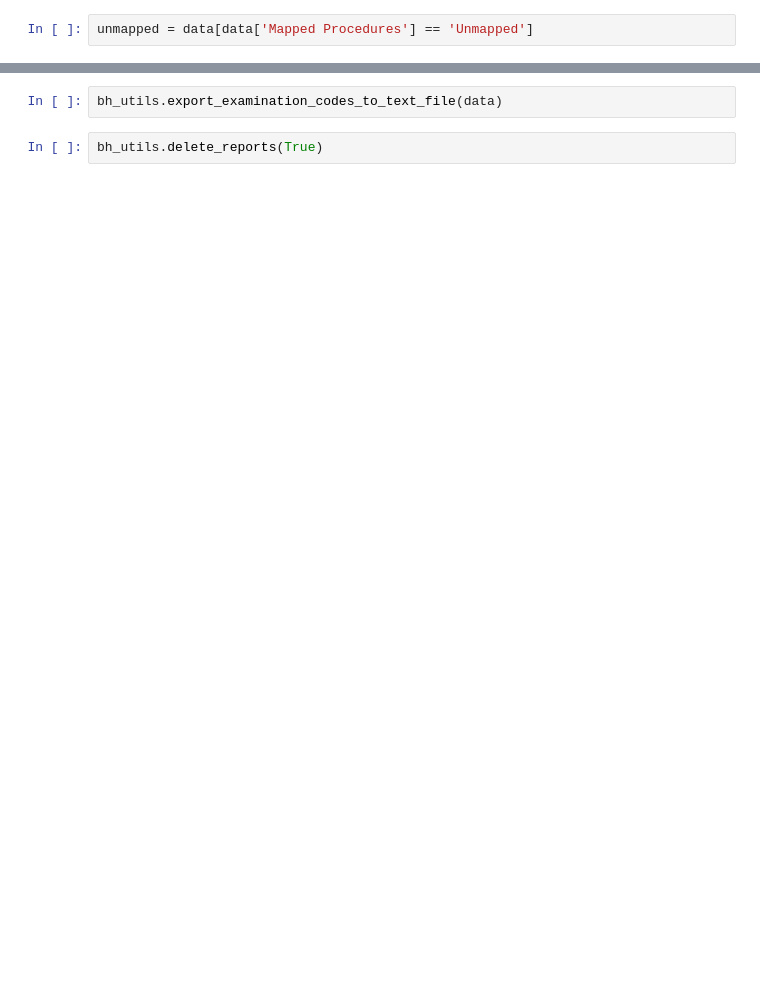
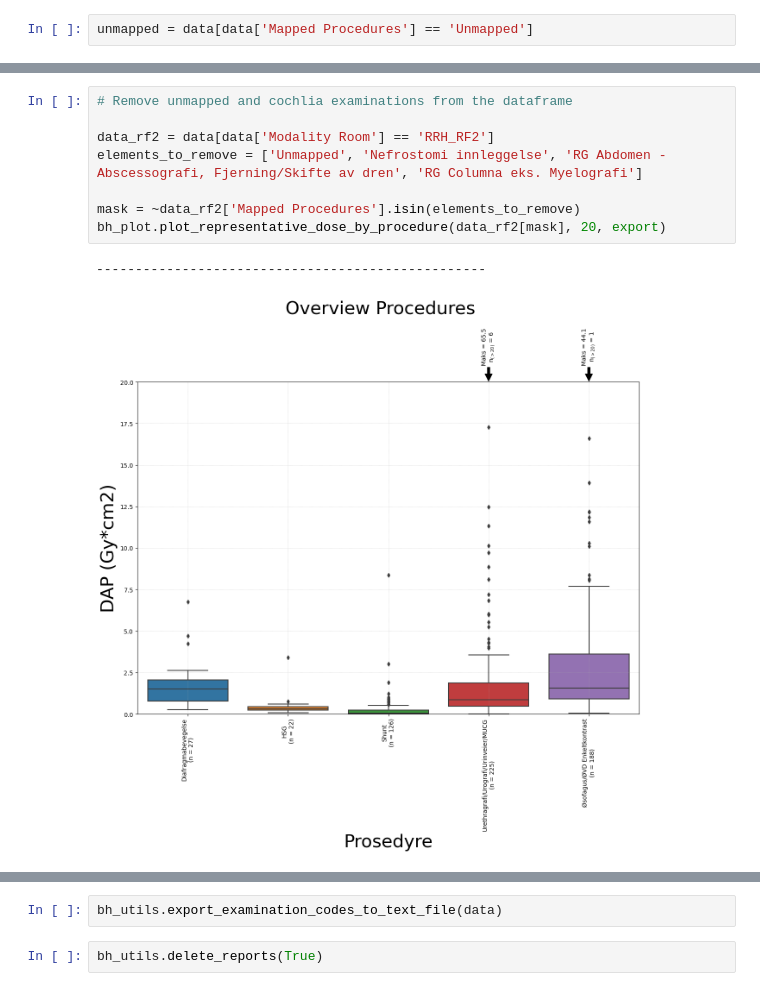
Before and after one commit to bjornhel/XA_DoseAnalysis, a Jupyter notebook: Code/script_repdose.ipynb, the cells around one changed output, grey strips where cells are left out. Cells and saved outputs as stored; diff of their text form; blank space fills up the shorter version.

```diff
--- a/Code/script_repdose.ipynb
+++ b/Code/script_repdose.ipynb
@@ -59,0 +113,11 @@ bh_plot.plot_representative_dose(data, procedure, 500, export)
+# %%
+# Remove unmapped and cochlia examinations from the dataframe
+
+data_rf2 = data[data['Modality Room'] == 'RRH_RF2']
+elements_to_remove = ['Unmapped', 'Nefrostomi innleggelse', 'RG Abdomen - Abscessografi, Fjerning/Skifte av dren', 'RG Columna eks. Myelografi']
+
+mask = ~data_rf2['Mapped Procedures'].isin(elements_to_remove)
+bh_plot.plot_representative_dose_by_procedure(data_rf2[mask], 20, export)
+# %% [output]
+--------------------------------------------------
+[figure, added]
```
Also changed, not shown: parts of 6 cells of this notebook, 1 other file.
